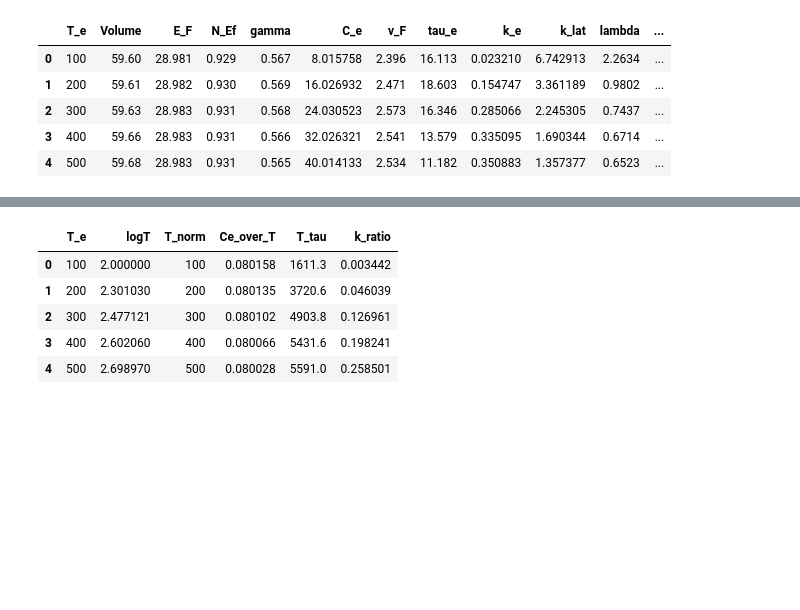
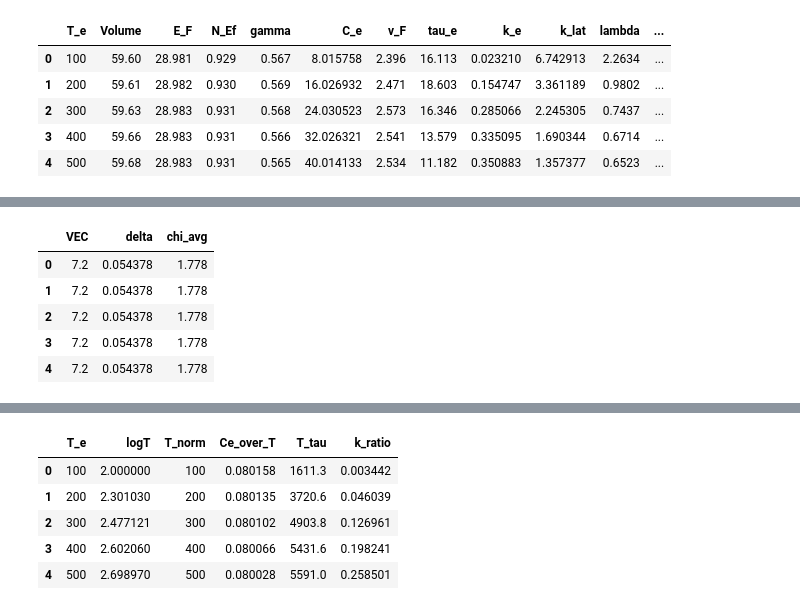
Before and after one commit to moashendy/ep-ml-heas, a Jupyter notebook: notebooks/02_feature_engineering.ipynb, the cells around one changed output, grey strips where cells are left out. Cells and saved outputs as stored; diff of their text form; code cells hidden in the pictures; blank space fills up the shorter version.

```diff
--- a/notebooks/02_feature_engineering.ipynb
+++ b/notebooks/02_feature_engineering.ipynb
@@ -46,2 +69,17 @@ df[["VEC", "delta", "chi_avg"]].head()
 # %%
-df[["Al","Cr","Fe","Co","Ni"]].head()
+# --- Alloy-level descriptors ---
+from alloy_descriptors import compute_alloy_descriptors, VEC
+
+# Use only elements that exist in both the dataframe and descriptor tables
+elements = [el for el in VEC.keys() if el in df.columns]
+
+df = compute_alloy_descriptors(df, elements)
+
+df[["VEC", "delta", "chi_avg"]].head()
+# %% [output]
+|  | VEC | delta | chi_avg |
+| 0 | 7.2 | 0.054378 | 1.778 |
+| 1 | 7.2 | 0.054378 | 1.778 |
+| 2 | 7.2 | 0.054378 | 1.778 |
+| 3 | 7.2 | 0.054378 | 1.778 |
+| 4 | 7.2 | 0.054378 | 1.778 |
```
Also changed, not shown: parts of 6 cells of this notebook, 30 other files.
